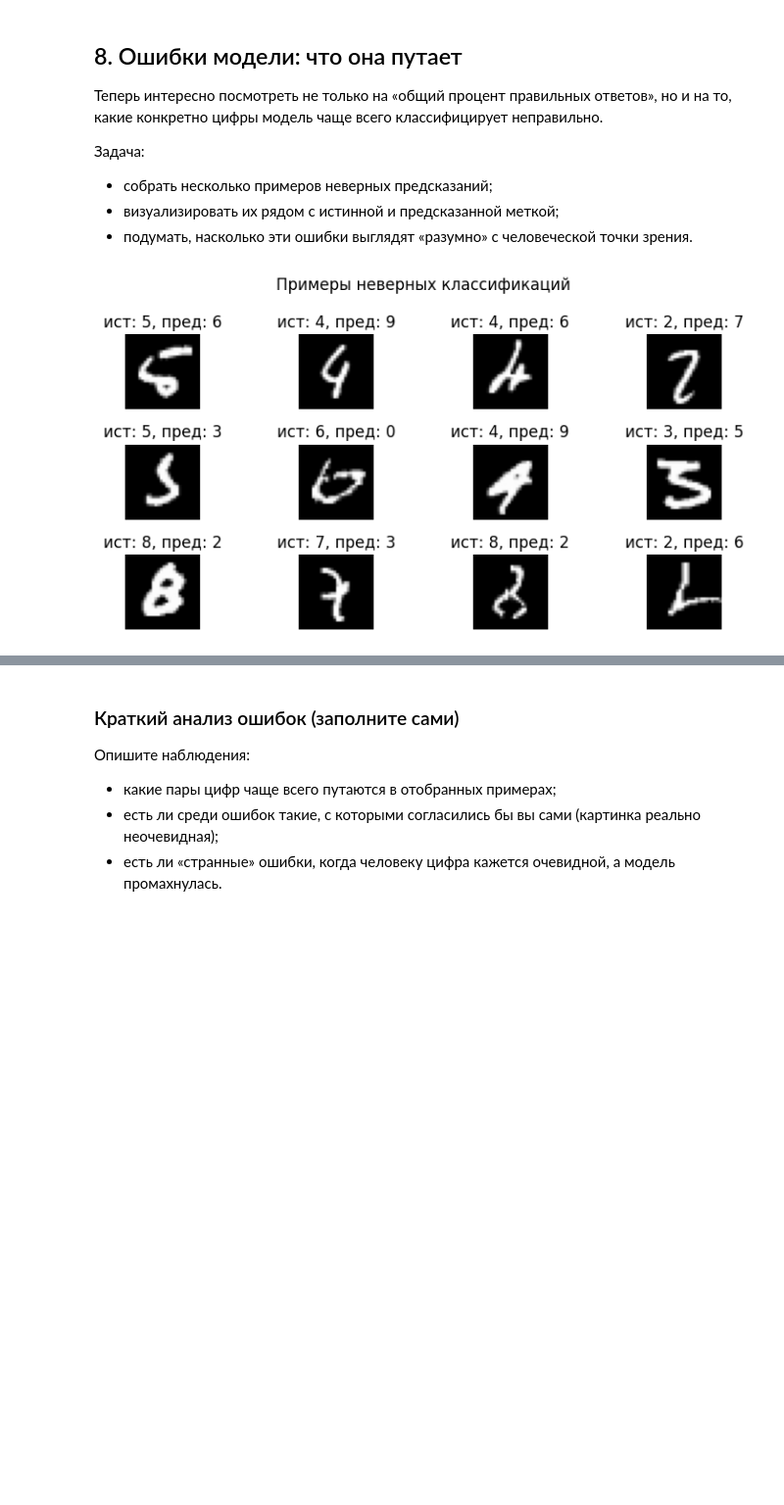
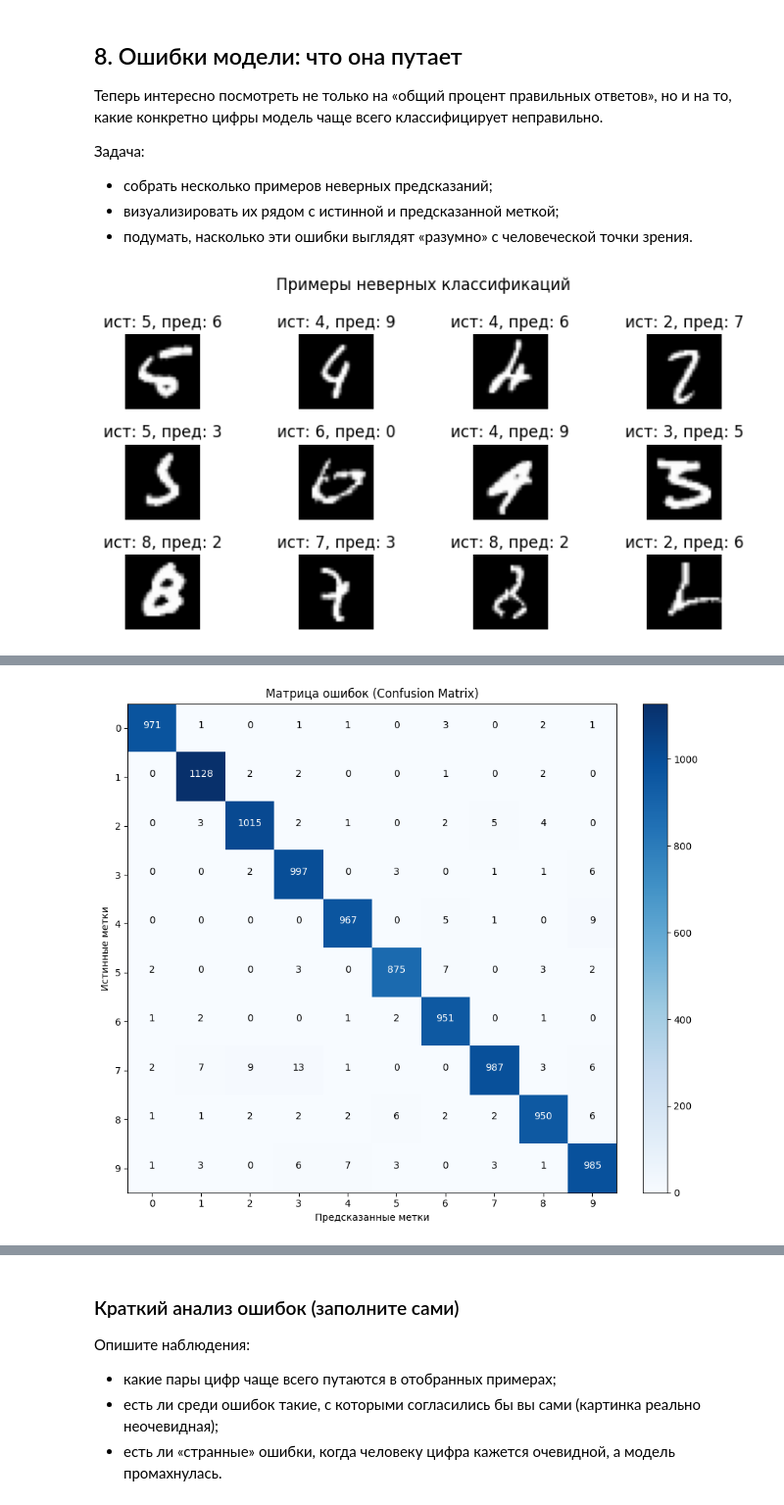
Before and after one commit to PashaArtemev/AIEducationVUZ, a Jupyter notebook: lab4_task_KII.ipynb, the cells around one changed output, grey strips where cells are left out. Shown at 98% size. Drawn from its saved outputs; the diff is of its cells as text; code cells hidden in the pictures; blank space fills up the shorter version.

Commit message:
+ матрица ошибок

```diff
--- a/lab4_task_KII.ipynb
+++ b/lab4_task_KII.ipynb
@@ -574,6 +574,85 @@ plt.suptitle("Примеры неверных классификаций")
 plt.tight_layout()
 plt.show()
 
-# TODO: Постройте матрицу ошибок
+# СОБИРАЕМ ВСЕ ПРЕДСКАЗАНИЯ И ИСТИННЫЕ МЕТКИ ДЛЯ МАТРИЦЫ ОШИБОК
+all_true = []
+all_pred = []
+
+model.eval()
+with torch.no_grad():
+    for images, labels in test_loader:
+        images = images.to(device)
+        labels = labels.to(device)
+        outputs = model(images)
+        preds = outputs.argmax(dim=1)
+
+        all_true.extend(labels.cpu().numpy())
+        all_pred.extend(preds.cpu().numpy())
+
+# ПОСТРОЕНИЕ МАТРИЦЫ ОШИБОК С ПОМОЩЬЮ NUMPY
+num_classes = 10
+cm = np.zeros((num_classes, num_classes), dtype=int)
+
+for true, pred in zip(all_true, all_pred):
+    cm[true][pred] += 1
+
+print("Матрица ошибок (Confusion Matrix):")
+print(cm)
+
+# ВИЗУАЛИЗАЦИЯ МАТРИЦЫ ОШИБОК С ПОМОЩЬЮ MATPLOTLIB
+plt.figure(figsize=(10, 8))
+im = plt.imshow(cm, interpolation='nearest', cmap=plt.cm.Blues)
+plt.title('Матрица ошибок (Confusion Matrix)')
+plt.colorbar(im, fraction=0.046, pad=0.04)
+plt.xlabel('Предсказанные метки')
+plt.ylabel('Истинные метки')
+
+# Подписи осей
+tick_marks = np.arange(num_classes)
+plt.xticks(tick_marks, range(num_classes))
+plt.yticks(tick_marks, range(num_classes))
+
+# Добавление чисел в ячейки матрицы
+thresh = cm.max() / 2.
+for i in range(num_classes):
+    for j in range(num_classes):
+        plt.text(j, i, format(cm[i, j], 'd'),
+                 horizontalalignment="center",
+                 color="white" if cm[i, j] > thresh else "black")
+
+plt.tight_layout()
+plt.show()
+
+# ВЫВОД ПРИМЕРОВ НЕВЕРНЫХ КЛАССИФИКАЦИЙ
+wrong_images = []
+wrong_true = []
+wrong_pred = []
+
+with torch.no_grad():
+    for images, labels in test_loader:
+        images = images.to(device)
+        labels = labels.to(device)
+        outputs = model(images)
+        preds = outputs.argmax(dim=1)
+
+        mismatched = preds != labels
+        if mismatched.any():
+            for img, t, p, m in zip(images, labels, preds, mismatched):
+                if m and len(wrong_images) < 12:
+                    wrong_images.append(img.cpu())
+                    wrong_true.append(t.cpu().item())
+                    wrong_pred.append(p.cpu().item())
+        if len(wrong_images) >= 12:
+            break
+
+plt.figure(figsize=(8, 4))
+for i in range(len(wrong_images)):
+    plt.subplot(3, 4, i + 1)
+    plt.imshow(wrong_images[i].squeeze().numpy(), cmap="gray")
+    plt.title(f"ист: {wrong_true[i]}, пред: {wrong_pred[i]}")
+    plt.axis("off")
+plt.suptitle("Примеры неверных классификаций")
+plt.tight_layout()
+plt.show()
 # %% [output]
 [figure]
@@ -579,0 +670 @@ plt.show()
+[figure, added]
```
Also changed, not shown: parts of 1 cell of this notebook.
